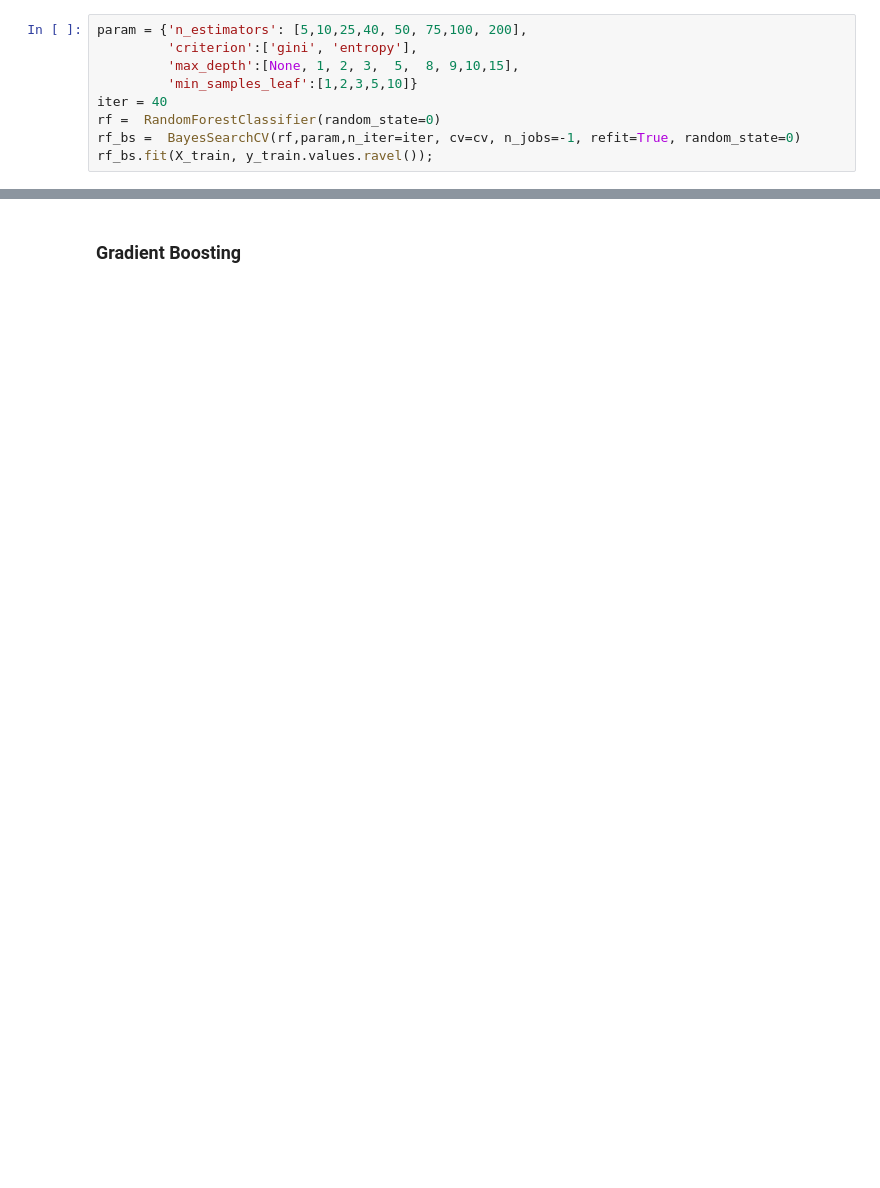
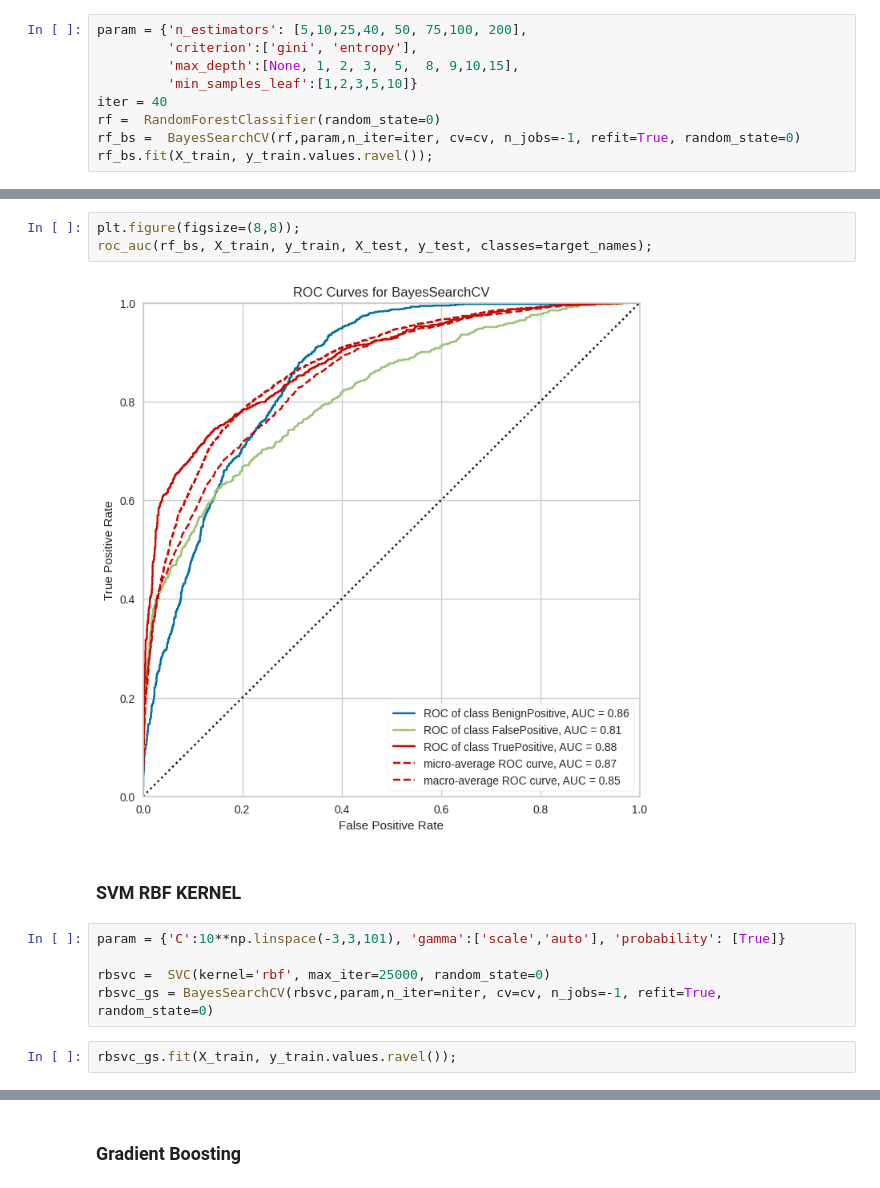
Before and after one commit to yasin281/Microsoft-Security-Incident-Prediction, a Jupyter notebook: src/ModelTrainingAndEvaluation.ipynb, the cells around one changed output, grey strips where cells are left out. Drawn from its saved outputs; the diff is of its cells as text; blank space fills up the shorter version.

```diff
--- a/src/ModelTrainingAndEvaluation.ipynb
+++ b/src/ModelTrainingAndEvaluation.ipynb
@@ -344,0 +393,14 @@ ConfusionMatrixDisplay.from_estimator(rf_bs, X_test,y_test, ax=plt.subplot());
+# %%
+plt.figure(figsize=(8,8));
+roc_auc(rf_bs, X_train, y_train, X_test, y_test, classes=target_names);
+# %% [output]
+[figure, added]
+# %% [markdown]
+### SVM RBF KERNEL
+# %%
+param = {'C':10**np.linspace(-3,3,101), 'gamma':['scale','auto'], 'probability': [True]}
+
+rbsvc =  SVC(kernel='rbf', max_iter=25000, random_state=0)
+rbsvc_gs = BayesSearchCV(rbsvc,param,n_iter=niter, cv=cv, n_jobs=-1, refit=True, random_state=0)
+# %%
+rbsvc_gs.fit(X_train, y_train.values.ravel());
```
Also changed, not shown: parts of 21 cells of this notebook.
